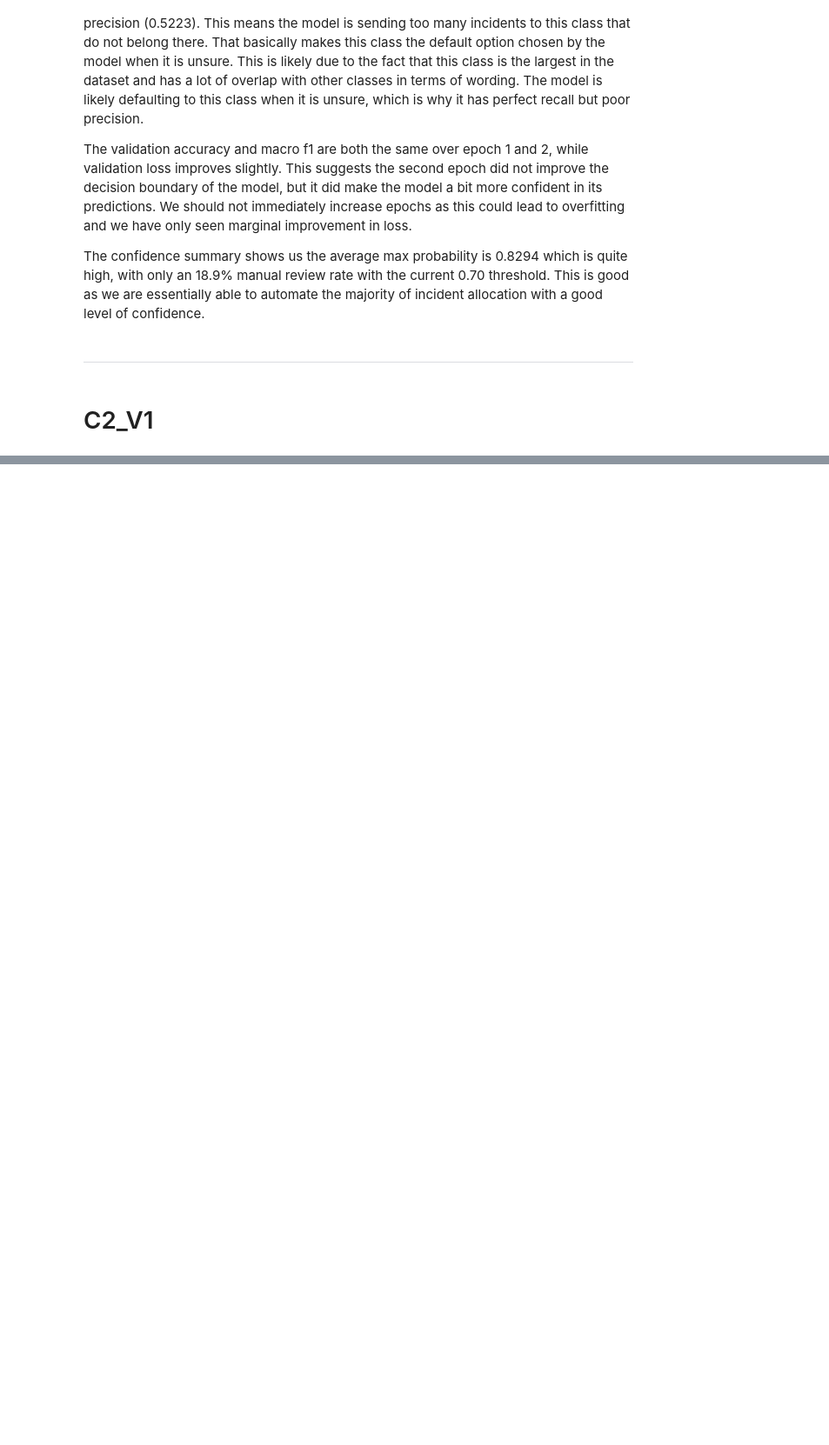
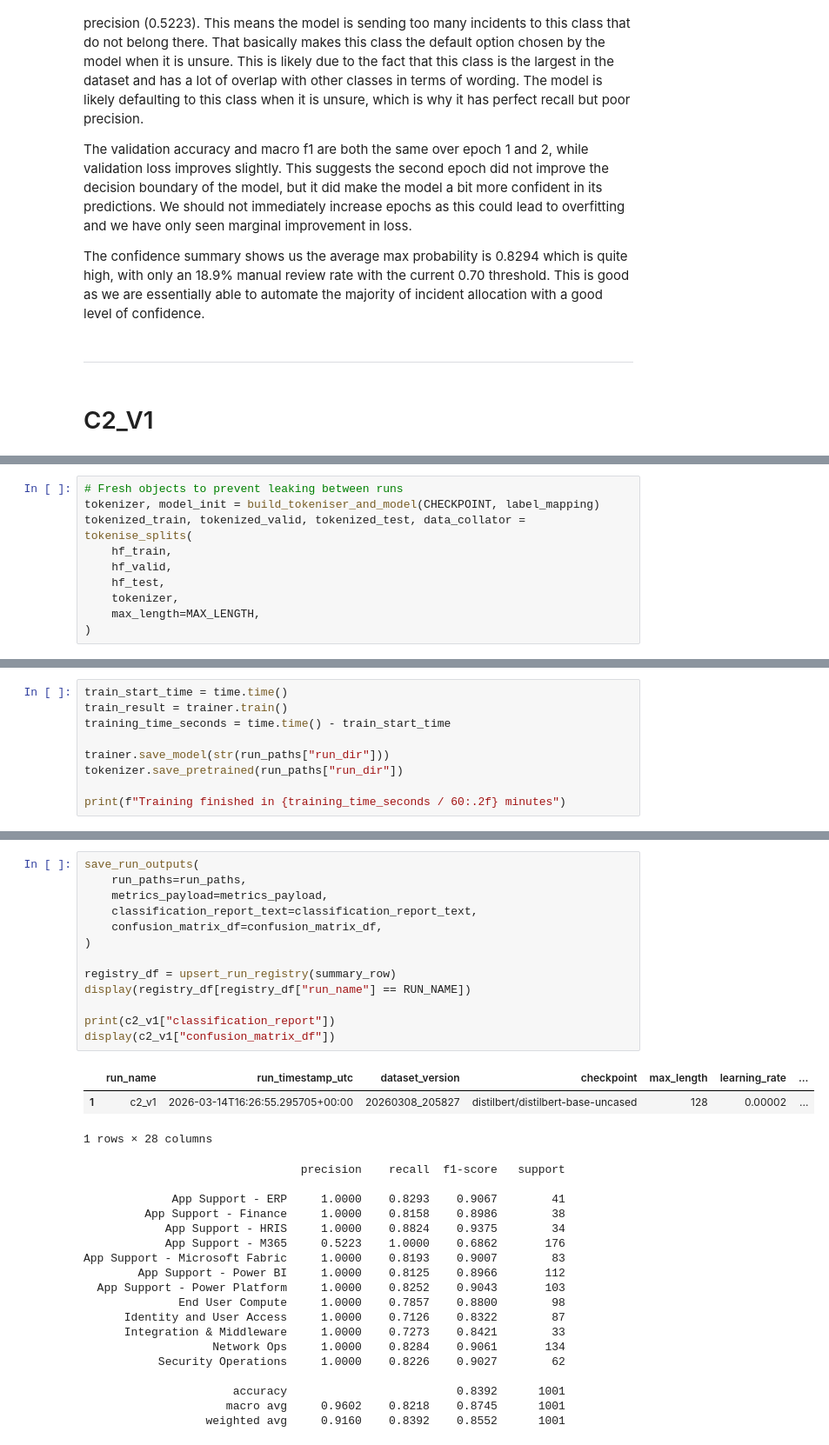
Before and after one commit to JAHollands/L7-EPA-Incident-Intelligence-Pipeline, a Jupyter notebook: notebooks/05_train_model_c2.ipynb, the cells around one changed output, grey strips where cells are left out. Shown at 87% size. Cells and saved outputs as stored; diff of their text form; blank space fills up the shorter version.

Commit message:
c2_v1 model run complete

```diff
--- a/notebooks/05_train_model_c2.ipynb
+++ b/notebooks/05_train_model_c2.ipynb
@@ -727,0 +854,10 @@ ________________________________________________________________________________
+# %%
+# Fresh objects to prevent leaking between runs
+tokenizer, model_init = build_tokeniser_and_model(CHECKPOINT, label_mapping)
+tokenized_train, tokenized_valid, tokenized_test, data_collator = tokenise_splits(
+    hf_train,
+    hf_valid,
+    hf_test,
+    tokenizer,
+    max_length=MAX_LENGTH,
+)
@@ -727,0 +919,9 @@ ________________________________________________________________________________
+# %%
+train_start_time = time.time()
+train_result = trainer.train()
+training_time_seconds = time.time() - train_start_time
+
+trainer.save_model(str(run_paths["run_dir"]))
+tokenizer.save_pretrained(run_paths["run_dir"])
+
+print(f"Training finished in {training_time_seconds / 60:.2f} minutes")
@@ -727,0 +1064,35 @@ ________________________________________________________________________________
+# %%
+save_run_outputs(
+    run_paths=run_paths,
+    metrics_payload=metrics_payload,
+    classification_report_text=classification_report_text,
+    confusion_matrix_df=confusion_matrix_df,
+)
+
+registry_df = upsert_run_registry(summary_row)
+display(registry_df[registry_df["run_name"] == RUN_NAME])
+
+print(c2_v1["classification_report"])
+display(c2_v1["confusion_matrix_df"])
+# %% [output]
+|  | run_name | run_timestamp_utc | dataset_version | checkpoint | max_length | learning_rate | ... |
+| 1 | c2_v1 | 2026-03-14T16:26:55.295705+00:00 | 20260308_205827 | distilbert/distilbert-base-uncased | 128 | 0.00002 | ... |
+1 rows × 28 columns
+                                precision    recall  f1-score   support
+
+             App Support - ERP     1.0000    0.8293    0.9067        41
+         App Support - Finance     1.0000    0.8158    0.8986        38
+            App Support - HRIS     1.0000    0.8824    0.9375        34
+            App Support - M365     0.5223    1.0000    0.6862       176
+App Support - Microsoft Fabric     1.0000    0.8193    0.9007        83
+        App Support - Power BI     1.0000    0.8125    0.8966       112
+  App Support - Power Platform     1.0000    0.8252    0.9043       103
+              End User Compute     1.0000    0.7857    0.8800        98
+      Identity and User Access     1.0000    0.7126    0.8322        87
+      Integration & Middleware     1.0000    0.7273    0.8421        33
+                   Network Ops     1.0000    0.8284    0.9061       134
+           Security Operations     1.0000    0.8226    0.9027        62
+
+                      accuracy                         0.8392      1001
+                     macro avg     0.9602    0.8218    0.8745      1001
+                  weighted avg     0.9160    0.8392    0.8552      1001
```
Also changed, not shown: parts of 15 cells of this notebook.
